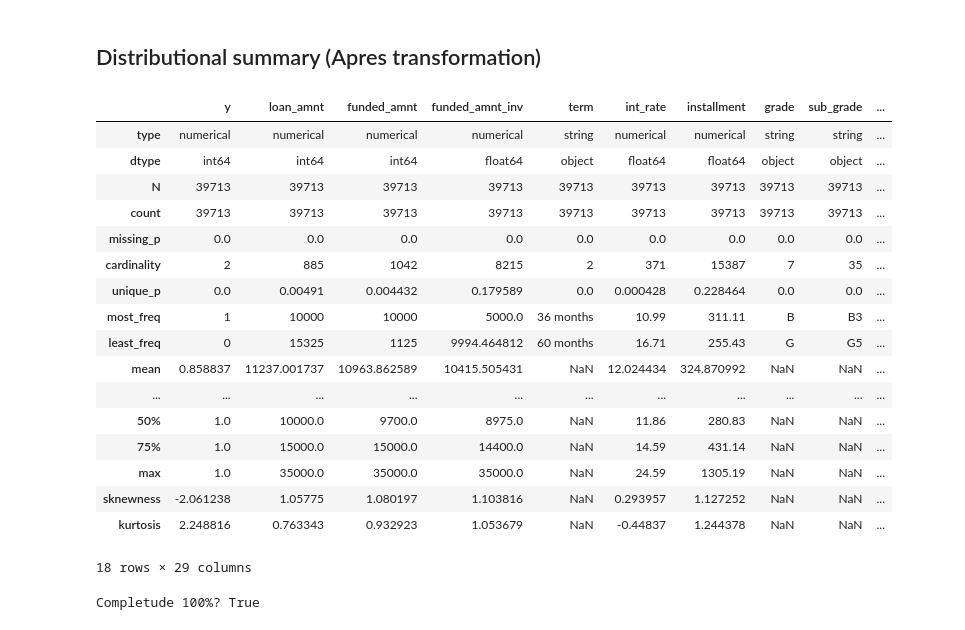
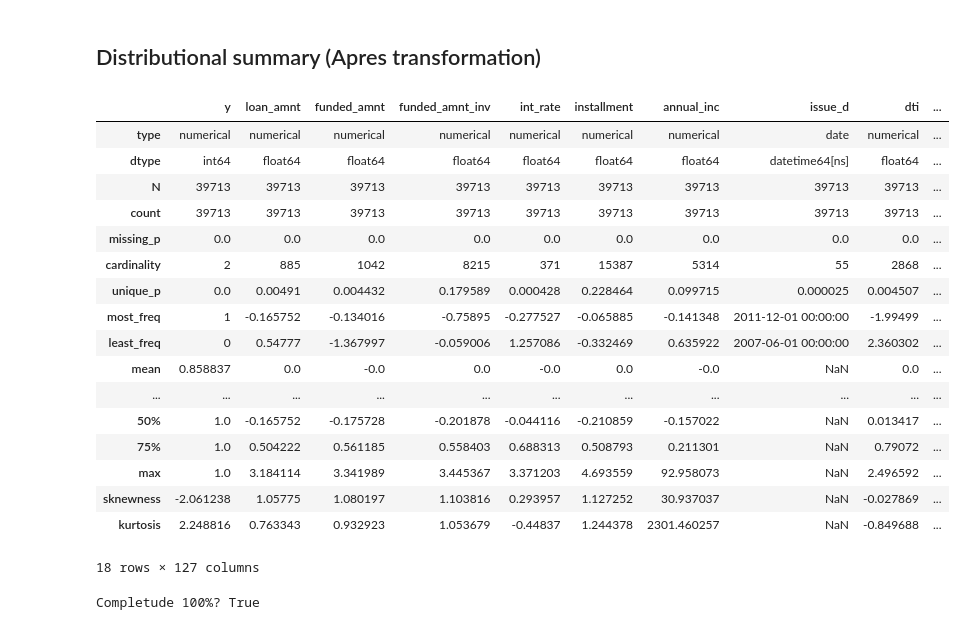
Before and after one commit to fredjgermain/transformation_tp1, a Jupyter notebook: partie2.ipynb, the cells around one changed output. Cells and saved outputs as stored; diff of their text form; code cells hidden in the pictures.

Commit message:
Ajout encodage get_dummies dans partie2.ipynb

```diff
--- a/partie2.ipynb
+++ b/partie2.ipynb
@@ -72,7 +73,7 @@ varname_percentage = ['int_rate', 'revol_util']
 
 # ! Infer encoding values for categorical values
 df = df_data.copy()
-cat_var = ['term', 'grade', 'sub_grade', 'home_ownership', 'verification_status', 'loan_status', 'addr_state']
+cat_var = ['term', 'grade', 'sub_grade', 'home_ownership', 'verification_status', 'addr_state']
 
 encodings = {
   'emp_length':{
@@ -88,7 +89,10 @@ encodings = {
     9: '9 years',
     10: '10+ years'}
 }
+
 for c in cat_var:
 	encodings[c] = { i:v for i,v in enumerate(sorted(df[c].unique()))}
+
+varname_cat = list(encodings.keys())
 # %% [markdown]
 ### Regle de transformations.
@@ -136,7 +146,7 @@ varname_to_remove = [
   # ! C'est valeurs semblent etre obtenues apres le pret
   'last_pymnt_d', 'last_pymnt_amnt', 'out_prncp', 'out_prncp_inv',
   'total_pymnt', 'total_pymnt_inv', 'total_rec_late_fee',
-  'recoveries', 'collection_recovery_fee',
+  'recoveries', 'collection_recovery_fee', 'loan_status',
 ]
 # %% [markdown]
 ### Execution des transformations
@@ -197,0 +210,9 @@ df_transformed
+# %%
+scaler = StandardScaler()
+df_stand = df_transformed.copy()
+numeric_cols = df_stand.drop(columns=['y']).select_dtypes(include=[np.number]).columns.tolist()
+
+scaler.fit(df_stand[numeric_cols])
+df_stand[numeric_cols] = scaler.transform(df_stand[numeric_cols])
+
+df_stand
@@ -201,0 +236,6 @@ df_transformed
+# %%
+print(f"Variables catégorielles à encoder: {varname_cat}")
+df_dummies = df_stand.copy()
+df_dummies = pd.get_dummies(df_dummies, columns=varname_cat, drop_first=True, dtype=int)
+print(f"\nNombre de colonnes après encoding: {df_dummies.shape[1]}")
+df_dummies
@@ -202,27 +259,27 @@ df_transformed
 # %% [markdown]
 ## Distributional summary (Apres transformation)
 # %%
-summary = distributional_summary(df_transformed)
+summary = distributional_summary(df_dummies)
 summary
 # %% [output]
-|  | y | loan_amnt | funded_amnt | funded_amnt_inv | term | int_rate | installment | grade | sub_grade | ... |
-| type | numerical | numerical | numerical | numerical | string | numerical | numerical | string | string | ... |
-| dtype | int64 | int64 | int64 | float64 | object | float64 | float64 | object | object | ... |
+|  | y | loan_amnt | funded_amnt | funded_amnt_inv | int_rate | installment | annual_inc | issue_d | dti | ... |
+| type | numerical | numerical | numerical | numerical | numerical | numerical | numerical | date | numerical | ... |
+| dtype | int64 | float64 | float64 | float64 | float64 | float64 | float64 | datetime64[ns] | float64 | ... |
 | N | 39713 | 39713 | 39713 | 39713 | 39713 | 39713 | 39713 | 39713 | 39713 | ... |
 | count | 39713 | 39713 | 39713 | 39713 | 39713 | 39713 | 39713 | 39713 | 39713 | ... |
 | missing_p | 0.0 | 0.0 | 0.0 | 0.0 | 0.0 | 0.0 | 0.0 | 0.0 | 0.0 | ... |
-| cardinality | 2 | 885 | 1042 | 8215 | 2 | 371 | 15387 | 7 | 35 | ... |
-| unique_p | 0.0 | 0.00491 | 0.004432 | 0.179589 | 0.0 | 0.000428 | 0.228464 | 0.0 | 0.0 | ... |
-| most_freq | 1 | 10000 | 10000 | 5000.0 | 36 months | 10.99 | 311.11 | B | B3 | ... |
-| least_freq | 0 | 15325 | 1125 | 9994.464812 | 60 months | 16.71 | 255.43 | G | G5 | ... |
-| mean | 0.858837 | 11237.001737 | 10963.862589 | 10415.505431 | NaN | 12.024434 | 324.870992 | NaN | NaN | ... |
+| cardinality | 2 | 885 | 1042 | 8215 | 371 | 15387 | 5314 | 55 | 2868 | ... |
+| unique_p | 0.0 | 0.00491 | 0.004432 | 0.179589 | 0.000428 | 0.228464 | 0.099715 | 0.000025 | 0.004507 | ... |
+| most_freq | 1 | -0.165752 | -0.134016 | -0.75895 | -0.277527 | -0.065885 | -0.141348 | 2011-12-01 00:00:00 | -1.99499 | ... |
+| least_freq | 0 | 0.54777 | -1.367997 | -0.059006 | 1.257086 | -0.332469 | 0.635922 | 2007-06-01 00:00:00 | 2.360302 | ... |
+| mean | 0.858837 | 0.0 | -0.0 | 0.0 | -0.0 | 0.0 | -0.0 | NaN | 0.0 | ... |
 | ... | ... | ... | ... | ... | ... | ... | ... | ... | ... | ... |
-| 50% | 1.0 | 10000.0 | 9700.0 | 8975.0 | NaN | 11.86 | 280.83 | NaN | NaN | ... |
-| 75% | 1.0 | 15000.0 | 15000.0 | 14400.0 | NaN | 14.59 | 431.14 | NaN | NaN | ... |
-| max | 1.0 | 35000.0 | 35000.0 | 35000.0 | NaN | 24.59 | 1305.19 | NaN | NaN | ... |
-| sknewness | -2.061238 | 1.05775 | 1.080197 | 1.103816 | NaN | 0.293957 | 1.127252 | NaN | NaN | ... |
-| kurtosis | 2.248816 | 0.763343 | 0.932923 | 1.053679 | NaN | -0.44837 | 1.244378 | NaN | NaN | ... |
+| 50% | 1.0 | -0.165752 | -0.175728 | -0.201878 | -0.044116 | -0.210859 | -0.157022 | NaN | 0.013417 | ... |
+| 75% | 1.0 | 0.504222 | 0.561185 | 0.558403 | 0.688313 | 0.508793 | 0.211301 | NaN | 0.79072 | ... |
+| max | 1.0 | 3.184114 | 3.341989 | 3.445367 | 3.371203 | 4.693559 | 92.958073 | NaN | 2.496592 | ... |
+| sknewness | -2.061238 | 1.05775 | 1.080197 | 1.103816 | 0.293957 | 1.127252 | 30.937037 | NaN | -0.027869 | ... |
+| kurtosis | 2.248816 | 0.763343 | 0.932923 | 1.053679 | -0.44837 | 1.244378 | 2301.460257 | NaN | -0.849688 | ... |
-18 rows × 29 columns
+18 rows × 127 columns
 # %%
 v_completeness = degree_completeness(df_transformed)
 h_completeness = degree_completeness(df_transformed, axis=1)
```
Also changed, not shown: parts of 10 cells of this notebook, 1 other file.
